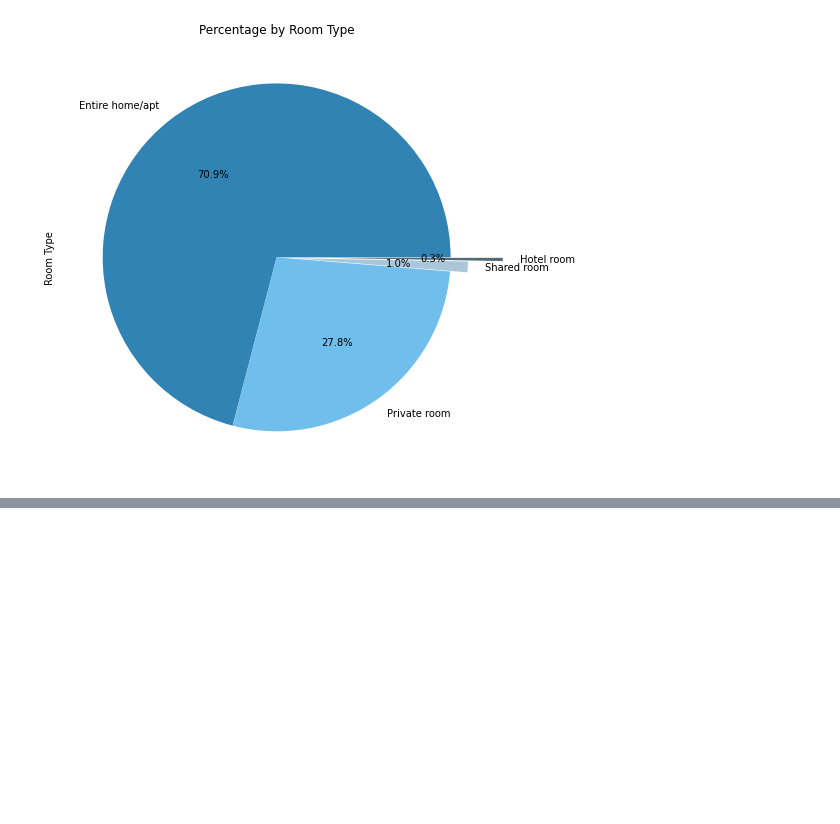
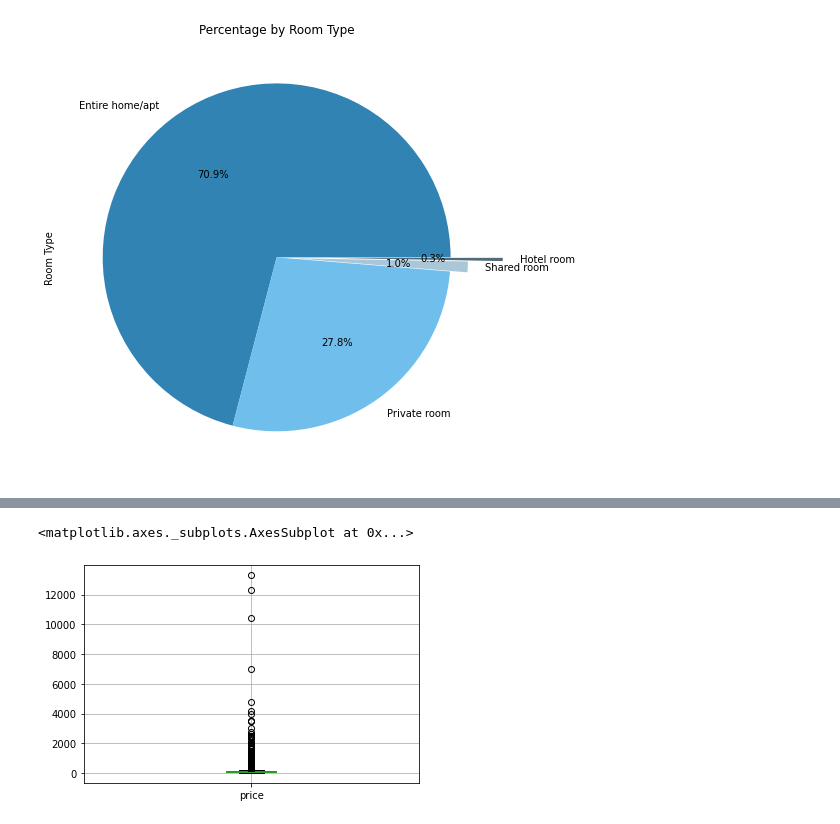
Before and after one commit to FaiBarazi/airbnb_mtl_prices, a Jupyter notebook: airbnb_mtl_prices.ipynb, the cells around one changed output, grey strips where cells are left out. Saved outputs shown, nothing was run; the diff lists cells and outputs as text; code cells hidden in the pictures; blank space fills up the shorter version.

```diff
--- a/airbnb_mtl_prices.ipynb
+++ b/airbnb_mtl_prices.ipynb
@@ -163,0 +260,5 @@ Text(0, 0.5, 'Room Type')
+# %%
+df_pred.boxplot(column=['price'])
+# %% [output]
+<matplotlib.axes._subplots.AxesSubplot at 0x...>
+[figure, added]
```
Also changed, not shown: parts of 31 cells of this notebook.
